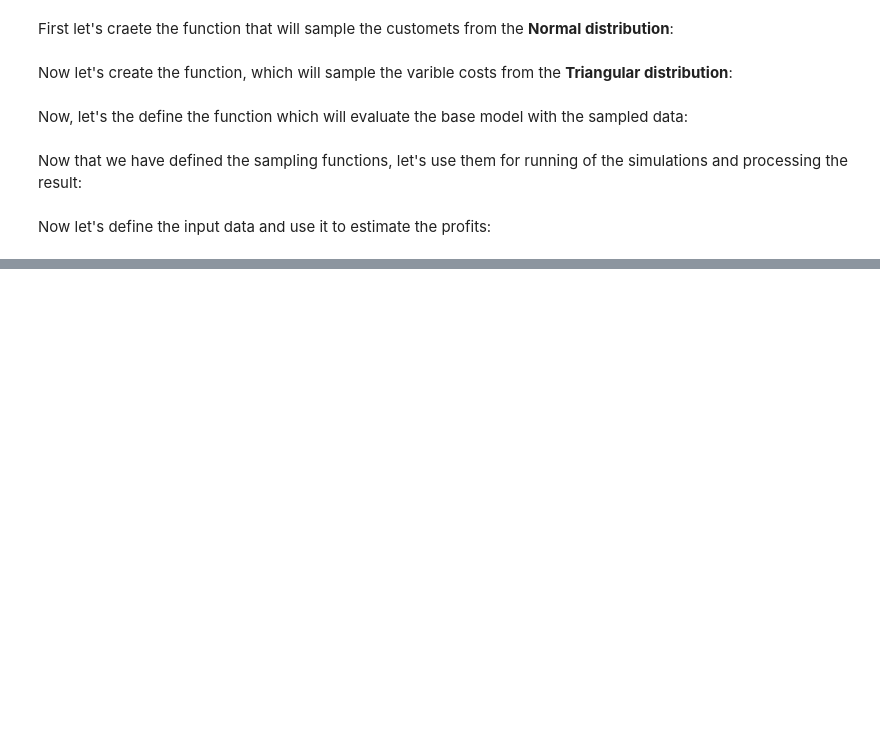
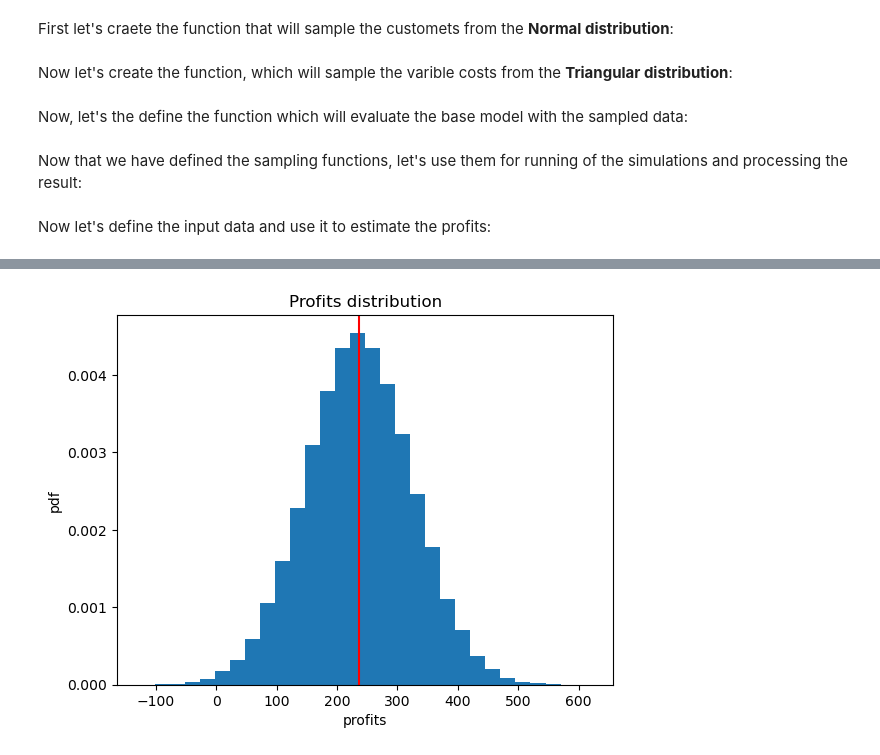
Before and after one commit to kvenov/The_Monte_Carlo_Method, a Jupyter notebook: coffee_shop_forecast.ipynb, the cells around one changed output, grey strips where cells are left out. Cells and saved outputs as stored; diff of their text form; code cells hidden in the pictures; blank space fills up the shorter version.

Commit message:
Analyzing and visualizing the results from the coffee shop forecasting algorithm.These analysis were made over the basic, general Monte Carlo forecasting algorithm.

```diff
--- a/coffee_shop_forecast.ipynb
+++ b/coffee_shop_forecast.ipynb
@@ -277,0 +289,13 @@ We can see that, from this simple, general algorithm we got some very interestin
+# %%
+plt.hist(profits, bins=30, density=True)
+
+# The expected mean value
+plt.axvline(average_profit, c='r')
+
+plt.xlabel('profits')
+plt.ylabel('pdf')
+plt.title('Profits distribution')
+
+plt.show()
+# %% [output]
+[figure, added]
```
Also changed, not shown: parts of 23 cells of this notebook.
